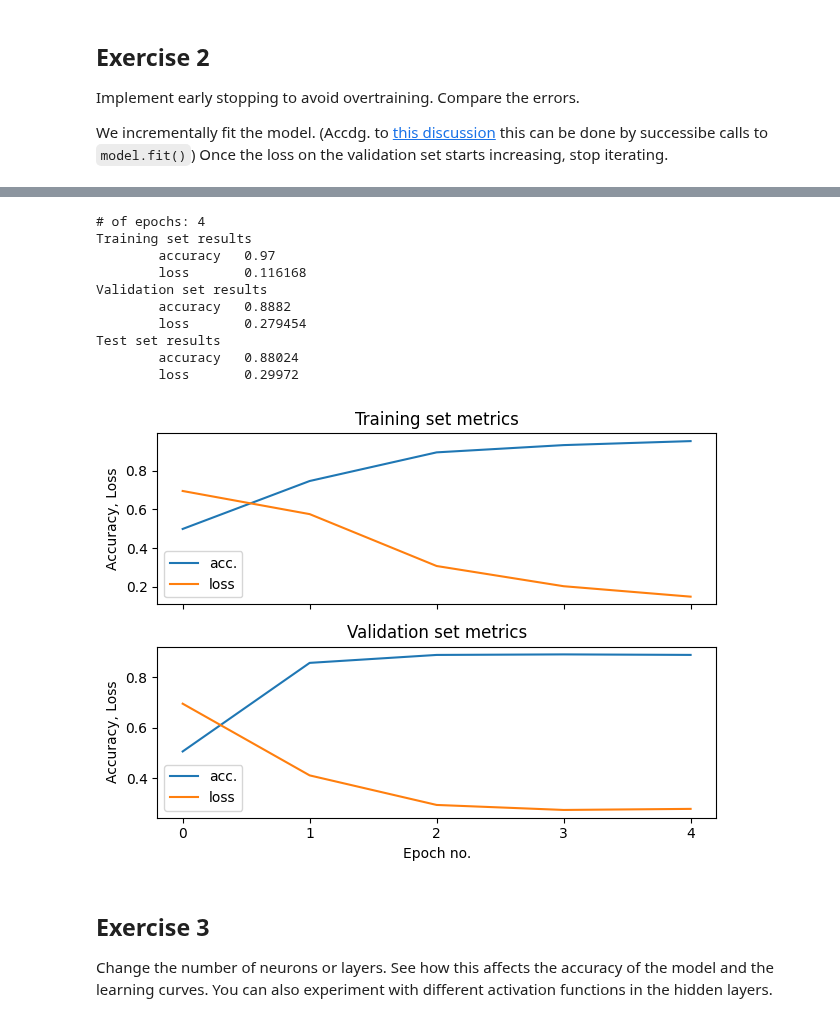
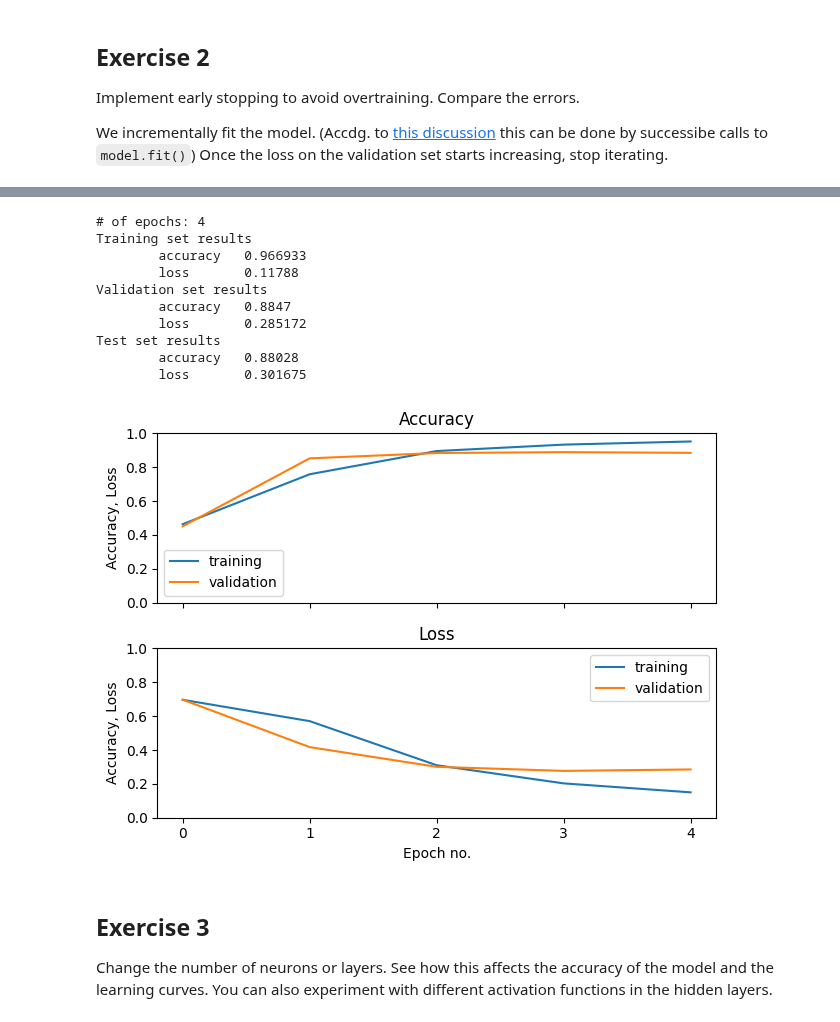
Before and after one commit to safeliquids/notebooks-for-NES2-2024, a Jupyter notebook: lecture_05/binary_classification_imdb.ipynb, the cells around one changed output, grey strips where cells are left out. Cells and saved outputs as stored; diff of their text form; code cells hidden in the pictures.

```diff
--- a/lecture_05/binary_classification_imdb.ipynb
+++ b/lecture_05/binary_classification_imdb.ipynb
@@ -422,42 +422,42 @@ test_results = model_2.evaluate(x_test, y_test, verbose=0, return_dict=True)
 # %%
 print("# of epochs:", epoch_count)
 
 print_results("Training set results", train_results)
 print_results("Validation set results", val_results)
 print_results("Test set results", test_results)
 
 subplot_kwords = {
     "xticks": list(range(epoch_count + 1)),
     "xlabel": "Epoch no.",
     "ylabel": "Accuracy, Loss",
     "ylim": (0, None)
 }
 fig, axs = plt.subplots(2, 1, subplot_kw=subplot_kwords, layout="tight", sharex=True)
-axs[0].set_title("Training set metrics")
-axs[0].plot(history_2["accuracy"], label="acc.")
-axs[0].plot(history_2["loss"], label="loss")
+axs[0].set_title("Accuracy")
+axs[0].plot(history_2["accuracy"], label="training")
+axs[0].plot(history_2["val_accuracy"], label="validation")
 
-axs[1].set_title("Validation set metrics")
-axs[1].plot(history_2["val_accuracy"], label="acc.")
-axs[1].plot(history_2["val_loss"], label="loss")
+axs[1].set_title("Loss")
+axs[1].plot(history_2["loss"], label="training")
+axs[1].plot(history_2["val_loss"], label="validation")
 
-axs[0].legend(loc="lower left")
-axs[1].legend(loc="lower left")
+axs[0].legend(loc="best")
+axs[1].legend(loc="best")
 # fig.tight_layout()
 
 fig.show()
 # %% [output]
 # of epochs: 4
 Training set results
-        accuracy   0.97
-        loss       0.116168
+        accuracy   0.966933
+        loss       0.11788
 Validation set results
-        accuracy   0.8882
-        loss       0.279454
+        accuracy   0.8847
+        loss       0.285172
 Test set results
-        accuracy   0.88024
-        loss       0.29972
+        accuracy   0.88028
+        loss       0.301675
-[figure, old version]
+[figure, new version]
 # %% [markdown]
 ## Exercise 3
 
```
Also changed, not shown: parts of 3 cells of this notebook.
